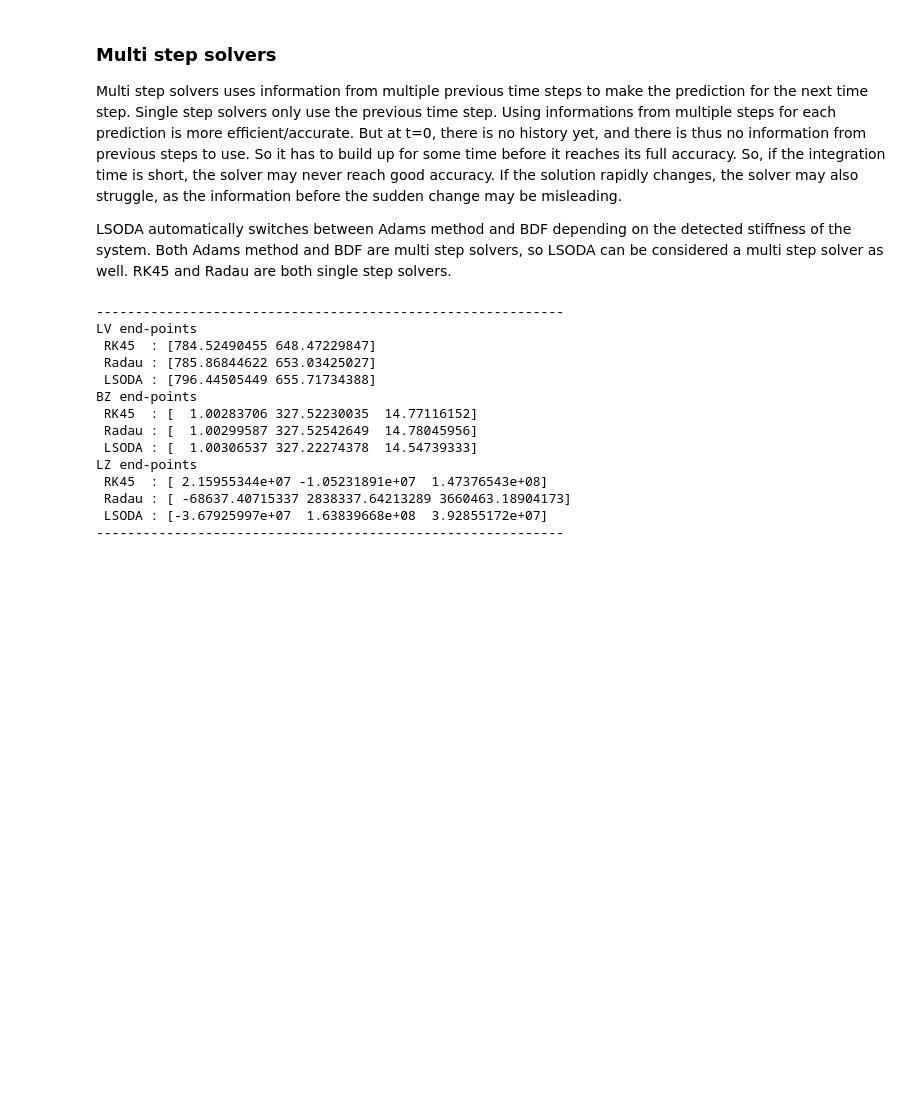
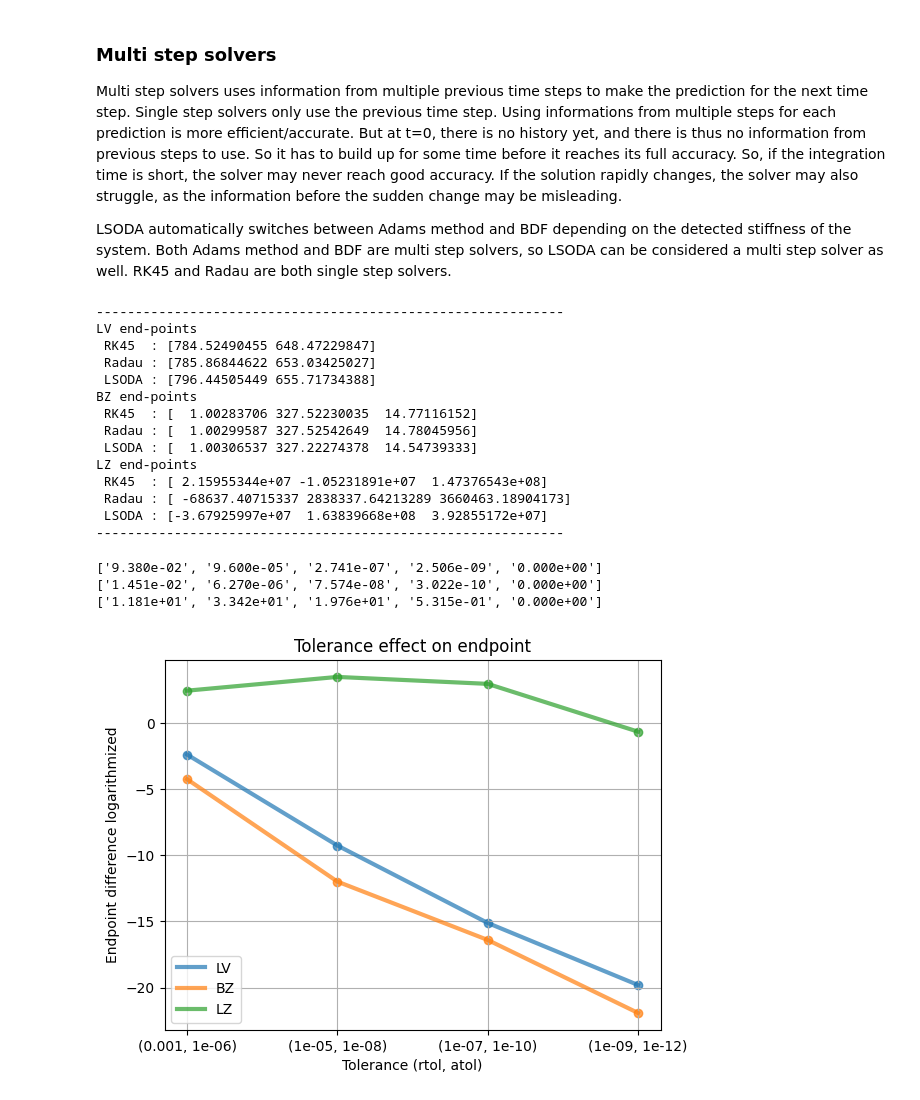
Before and after one commit to Emilwikk/Modsim-Labs, a Jupyter notebook: Simulate-and-plot.ipynb, the cells around one changed output. Cells and saved outputs as stored; diff of their text form; code cells hidden in the pictures; blank space fills up the shorter version.

Commit message:
Tolerance analysis

```diff
--- a/Simulate-and-plot.ipynb
+++ b/Simulate-and-plot.ipynb
@@ -656,0 +722,31 @@ LZ end-points
+# %%
+endPtsDiff_LV = np.linalg.norm(endPts_LV-endPts_LV[-1],axis=1)
+endPtsDiff_BZ = np.linalg.norm(endPts_BZ-endPts_BZ[-1],axis=1)
+endPtsDiff_LZ = np.linalg.norm(endPts_LZ-endPts_LZ[-1],axis=1)
+
+print([f"{x:.3e}" for x in endPtsDiff_LV])
+print([f"{x:.3e}" for x in endPtsDiff_BZ])
+print([f"{x:.3e}" for x in endPtsDiff_LZ])
+
+tols_s = [str(tol) for tol in tols]
+
+plt.figure()
+plt.title("Tolerance effect on endpoint")
+plt.xlabel("Tolerance (rtol, atol)")
+plt.ylabel("Endpoint difference logarithmized")
+plt.plot(tols_s,np.log(endPtsDiff_LV),label="LV",linewidth=3, alpha=0.7)
+plt.scatter(tols_s,np.log(endPtsDiff_LV), alpha=0.7)
+plt.plot(tols_s,np.log(endPtsDiff_BZ),label="BZ",linewidth=3, alpha=0.7)
+plt.scatter(tols_s,np.log(endPtsDiff_BZ), alpha=0.7)
+plt.plot(tols_s,np.log(endPtsDiff_LZ),label="LZ",linewidth=3, alpha=0.7)
+plt.scatter(tols_s,np.log(endPtsDiff_LZ), alpha=0.7)
+plt.legend()
+plt.grid()
+
+# Figure text should mention endpoint difference = norm between endpoint from strictest tolerance & endpoint from each respective tolerance.
+# Strictest tolerance = (1e-11, 1e-14)
+# %% [output]
+['9.380e-02', '9.600e-05', '2.741e-07', '2.506e-09', '0.000e+00']
+['1.451e-02', '6.270e-06', '7.574e-08', '3.022e-10', '0.000e+00']
+['1.181e+01', '3.342e+01', '1.976e+01', '5.315e-01', '0.000e+00']
+[figure, added]
```
Also changed, not shown: parts of 1 cell of this notebook.
